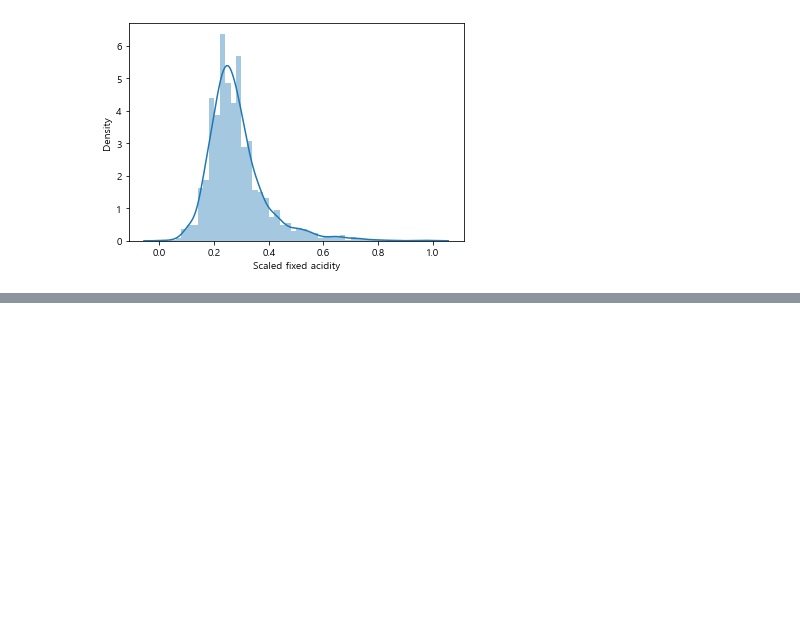
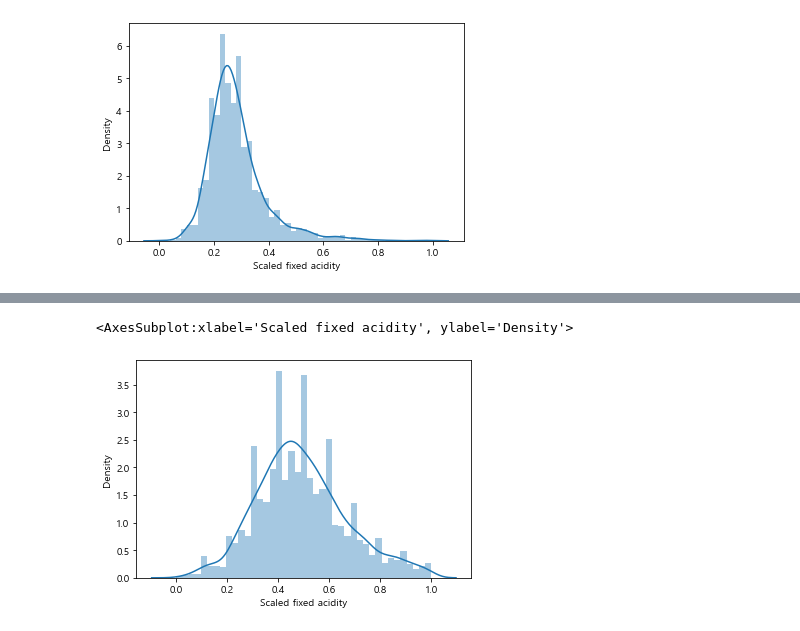
Before and after one commit to eunbin777/StudyAboutML, a Jupyter notebook: DACON_101/와인품질분류Lv1.ipynb, the cells around one changed output, grey strips where cells are left out. Cells and saved outputs as stored; diff of their text form; code cells hidden in the pictures; blank space fills up the shorter version.

```diff
--- a/DACON_101/와인품질분류Lv1.ipynb
+++ b/DACON_101/와인품질분류Lv1.ipynb
@@ -273,0 +279,8 @@ sns.distplot(train['Scaled fixed acidity'])
+# %%
+scaler2 = MinMaxScaler()
+scaler2.fit(train2[['fixed acidity']])
+train2['Scaled fixed acidity'] = scaler2.transform(train2[['fixed acidity']])
+sns.distplot(train2['Scaled fixed acidity'])
+# %% [output]
+<AxesSubplot:xlabel='Scaled fixed acidity', ylabel='Density'>
+[figure, added]
```
Also changed, not shown: parts of 1 cell of this notebook.
